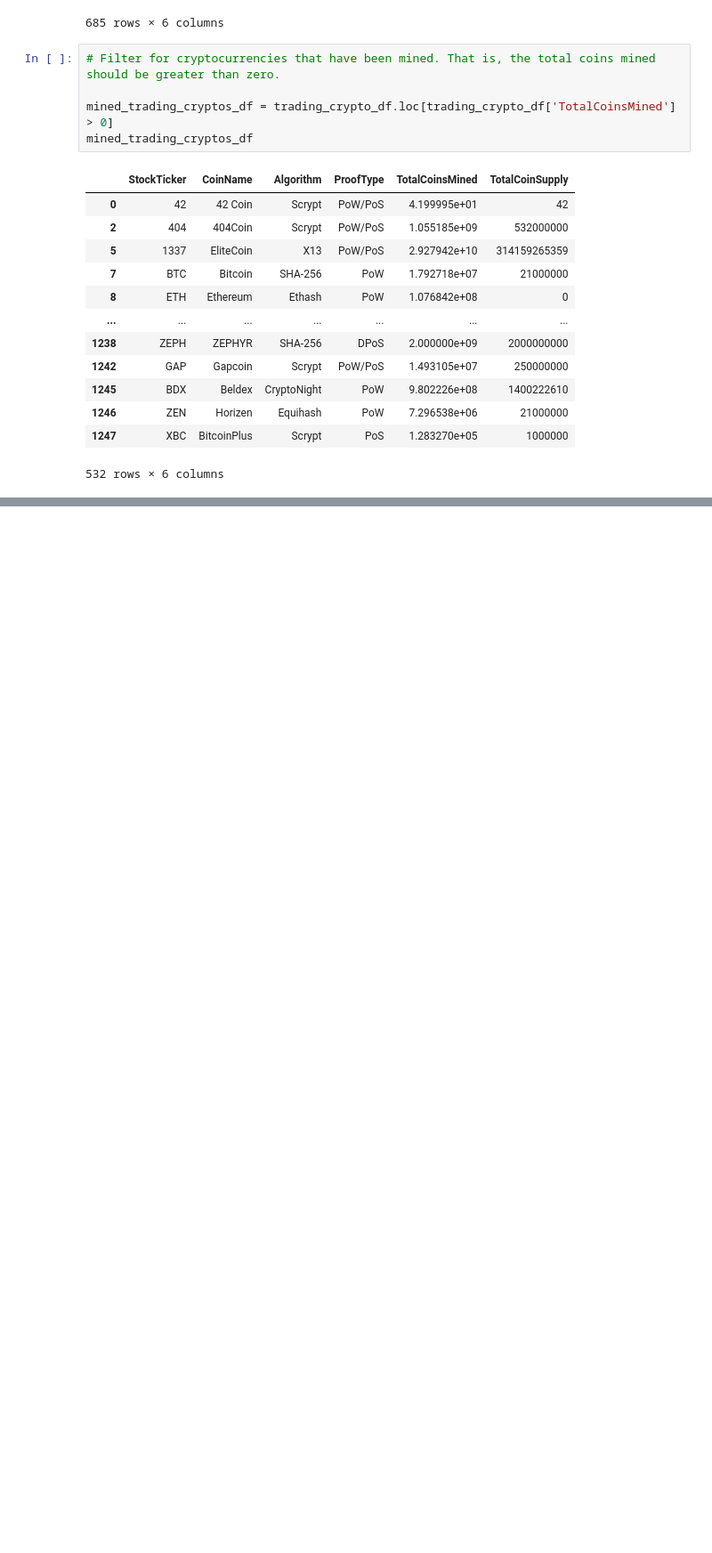
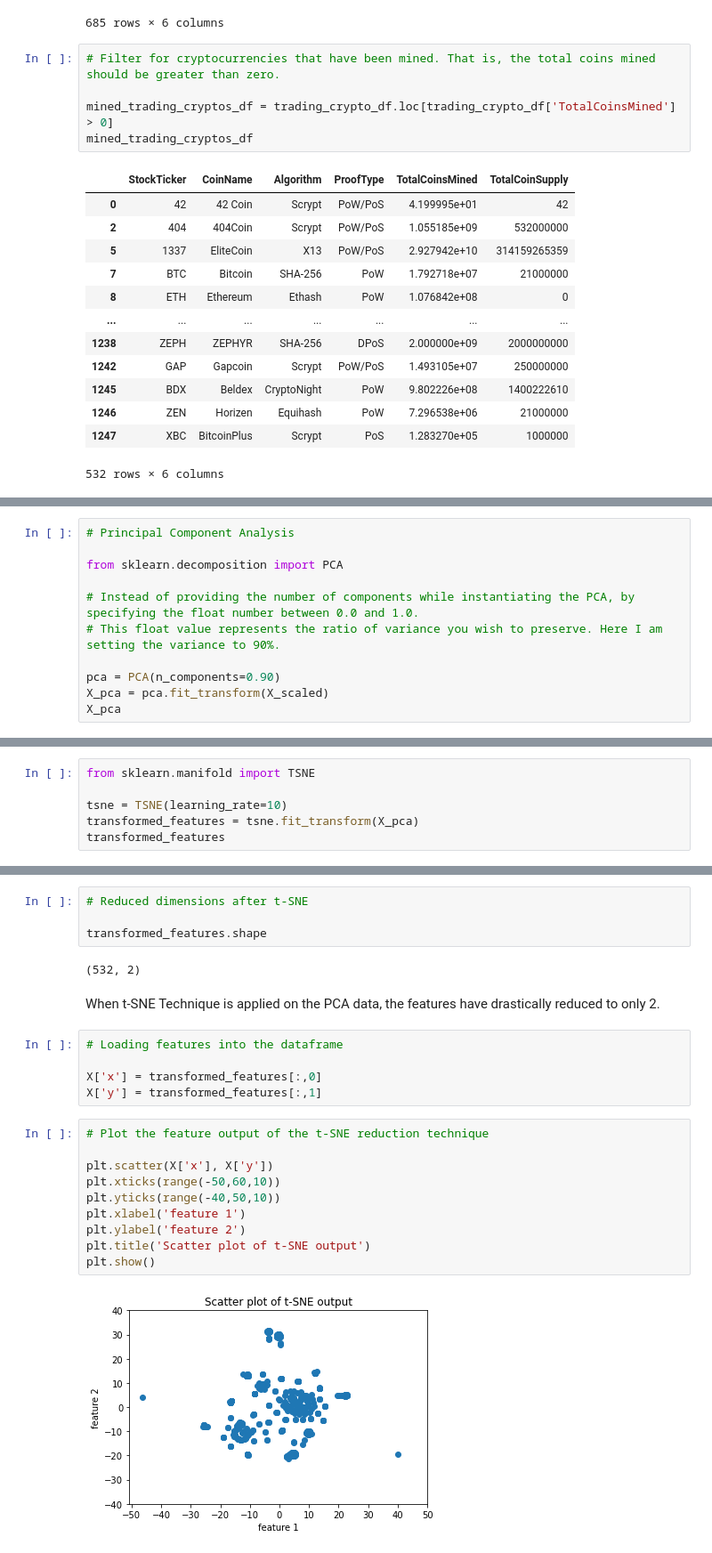
Before and after one commit to skesamsetty/Unsupervised-Machine-Learning-Challenge, a Jupyter notebook: Code/Cryptocurrency Clusters.ipynb, the cells around one changed output, grey strips where cells are left out. Shown at 89% size. Cells and saved outputs as stored; diff of their text form; blank space fills up the shorter version.

```diff
--- a/Code/Cryptocurrency Clusters.ipynb
+++ b/Code/Cryptocurrency Clusters.ipynb
@@ -236,0 +207,11 @@ array([[-0.11710817, -0.1528703 , -0.0433963 , ..., -0.0433963 ,
+# %%
+# Principal Component Analysis
+
+from sklearn.decomposition import PCA
+
+# Instead of providing the number of components while instantiating the PCA, by specifying the float number between 0.0 and 1.0.
+# This float value represents the ratio of variance you wish to preserve. Here I am setting the variance to 90%.
+
+pca = PCA(n_components=0.90)
+X_pca = pca.fit_transform(X_scaled)
+X_pca
@@ -236,0 +297,6 @@ array([[-0.11710817, -0.1528703 , -0.0433963 , ..., -0.0433963 ,
+# %%
+from sklearn.manifold import TSNE
+
+tsne = TSNE(learning_rate=10)
+transformed_features = tsne.fit_transform(X_pca)
+transformed_features
@@ -236,0 +311,25 @@ array([[-0.11710817, -0.1528703 , -0.0433963 , ..., -0.0433963 ,
+# %%
+# Reduced dimensions after t-SNE
+
+transformed_features.shape
+# %% [output]
+(532, 2)
+# %% [markdown]
+When t-SNE Technique is applied on the PCA data, the features have drastically reduced to only 2.
+# %%
+# Loading features into the dataframe
+
+X['x'] = transformed_features[:,0]
+X['y'] = transformed_features[:,1]
+# %%
+# Plot the feature output of the t-SNE reduction technique
+
+plt.scatter(X['x'], X['y'])
+plt.xticks(range(-50,60,10))
+plt.yticks(range(-40,50,10))
+plt.xlabel('feature 1')
+plt.ylabel('feature 2')
+plt.title('Scatter plot of t-SNE output')
+plt.show()
+# %% [output]
+[figure, added]
```
Also changed, not shown: parts of 26 cells of this notebook.
